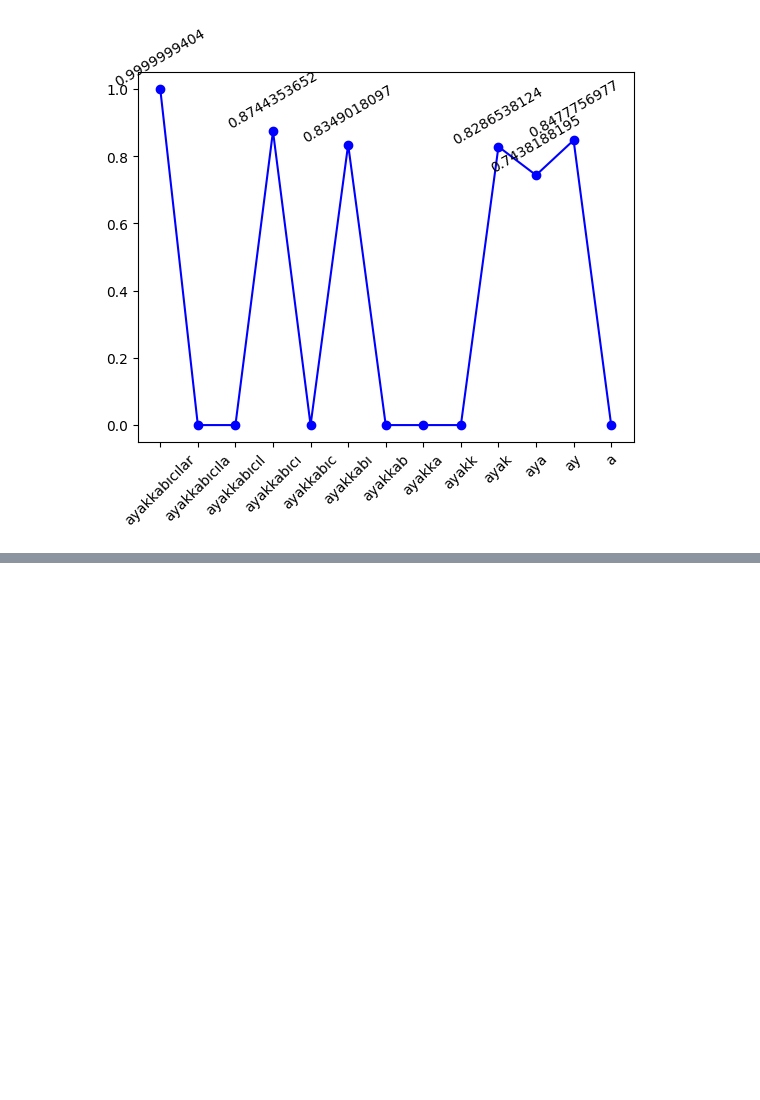
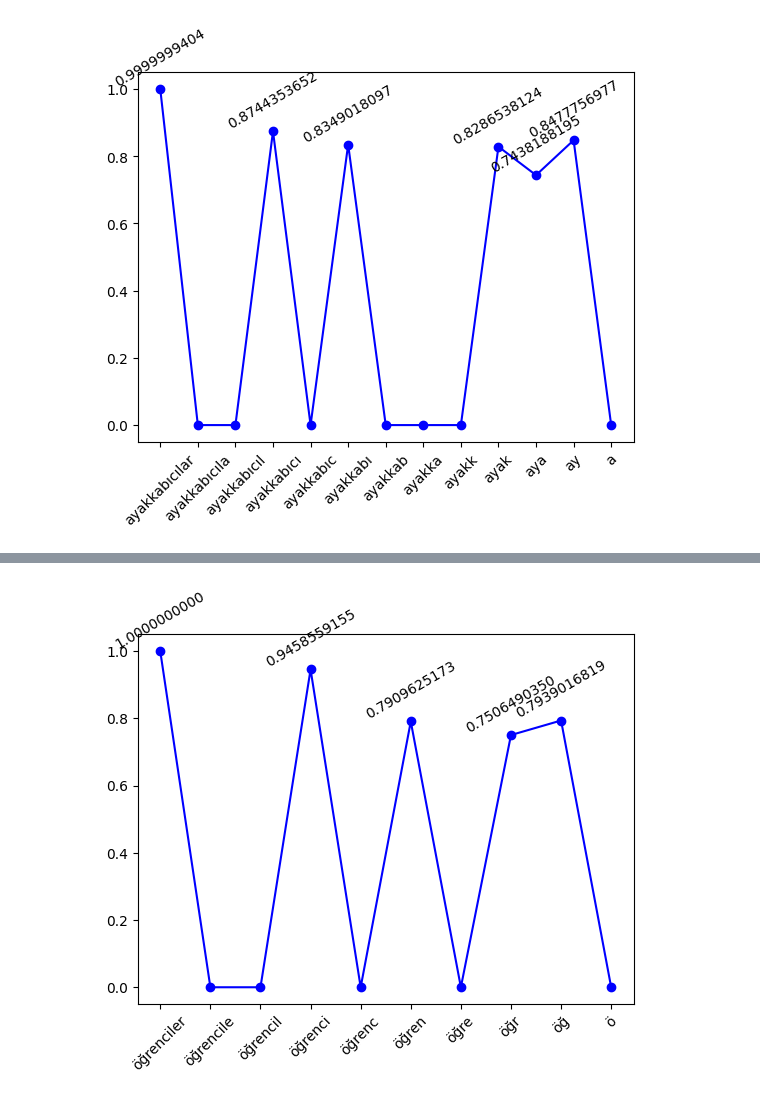
Before and after one commit to emretosn/word-roots, a Jupyter notebook: wordroot.ipynb, the cells around one changed output, grey strips where cells are left out. Saved outputs shown, nothing was run; the diff lists cells and outputs as text; code cells hidden in the pictures; blank space fills up the shorter version.

```diff
--- a/wordroot.ipynb
+++ b/wordroot.ipynb
@@ -81,0 +82,6 @@ root_plot(test)
+# %%
+#test
+test = root_dict('öğrenciler')
+root_plot(test)
+# %% [output]
+[figure, added]
```
Also changed, not shown: parts of 2 cells of this notebook.
